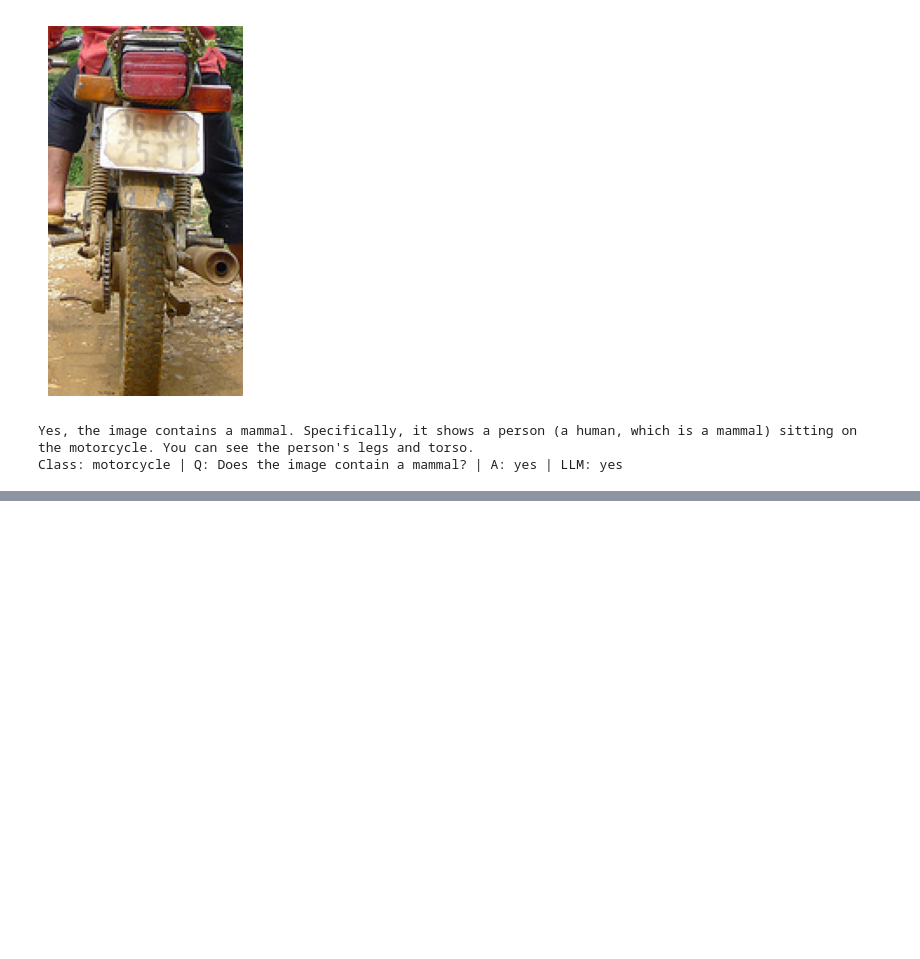
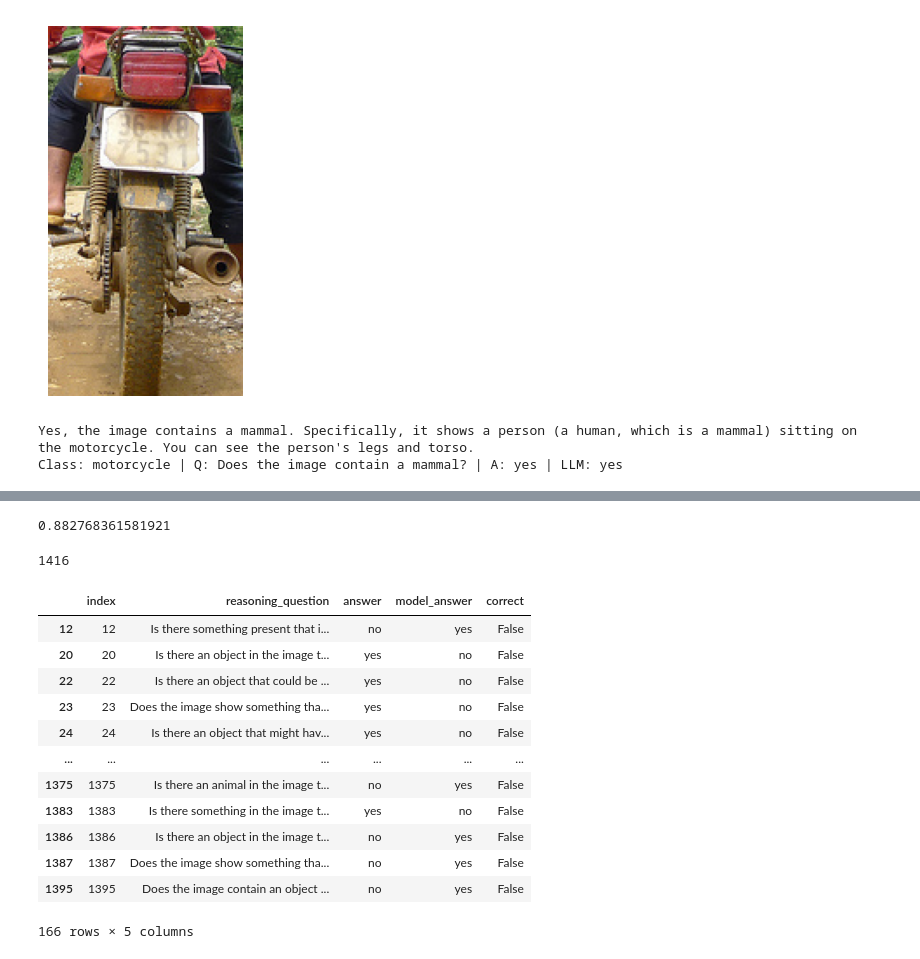
Before and after one commit to myothiha/vlm_ontological_test, a Jupyter notebook: 02-evaluate-models/01_gemma3.ipynb, the cells around one changed output, grey strips where cells are left out. Cells and saved outputs as stored; diff of their text form; code cells hidden in the pictures; blank space fills up the shorter version.

```diff
--- a/02-evaluate-models/01_gemma3.ipynb
+++ b/02-evaluate-models/01_gemma3.ipynb
@@ -245,0 +288,3 @@ Class: motorcycle | Q: Does the image contain a mammal? | A: yes | LLM: yes
+# %%
+result_df = pd.read_csv("results/01_gemma3_yes_no_questions_zero_shot.csv")
+result_df.head()
@@ -245,0 +298,3 @@ Class: motorcycle | Q: Does the image contain a mammal? | A: yes | LLM: yes
+# %%
+result_df["correct"] = result_df["answer"] == result_df["model_answer"]
+result_df.head()
@@ -245,0 +308,24 @@ Class: motorcycle | Q: Does the image contain a mammal? | A: yes | LLM: yes
+# %%
+result_df['correct'].sum().item() / result_df.shape[0]
+# %% [output]
+0.882768361581921
+# %%
+result_df.shape[0]
+# %% [output]
+1416
+# %%
+result_df[result_df["answer"] != result_df["model_answer"]]
+# %% [output]
+|  | index | reasoning_question | answer | model_answer | correct |
+| 12 | 12 | Is there something present that i... | no | yes | False |
+| 20 | 20 | Is there an object in the image t... | yes | no | False |
+| 22 | 22 | Is there an object that could be ... | yes | no | False |
+| 23 | 23 | Does the image show something tha... | yes | no | False |
+| 24 | 24 | Is there an object that might hav... | yes | no | False |
+| ... | ... | ... | ... | ... | ... |
+| 1375 | 1375 | Is there an animal in the image t... | no | yes | False |
+| 1383 | 1383 | Is there something in the image t... | yes | no | False |
+| 1386 | 1386 | Is there an object in the image t... | no | yes | False |
+| 1387 | 1387 | Does the image show something tha... | no | yes | False |
+| 1395 | 1395 | Does the image contain an object ... | no | yes | False |
+166 rows × 5 columns
```
Also changed, not shown: parts of 4 cells of this notebook, 54 other files.
